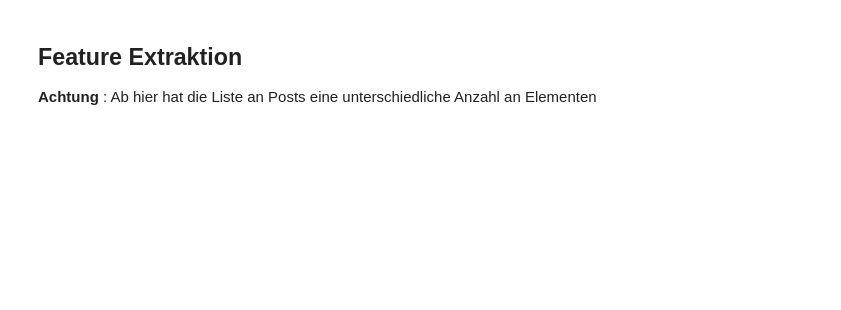
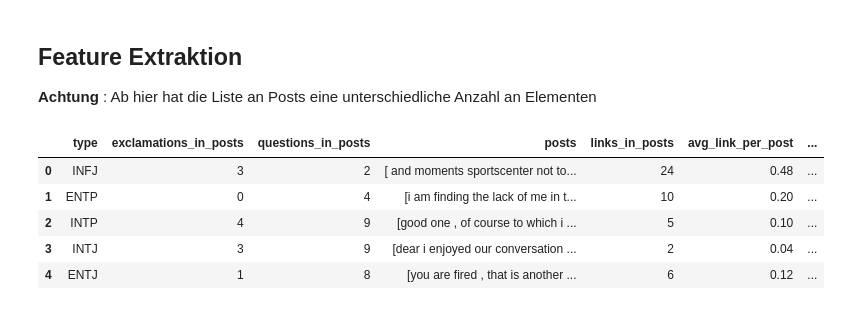
Before and after one commit to Pfanfel/mbti_dataset_fh, a Jupyter notebook: MBTI_auswertung.ipynb, the cells around one changed output. Cells and saved outputs as stored; diff of their text form; code cells hidden in the pictures; blank space fills up the shorter version.

```diff
--- a/MBTI_auswertung.ipynb
+++ b/MBTI_auswertung.ipynb
@@ -335,12 +403,19 @@ df.head(5)
 **Achtung** : Ab hier hat die Liste an Posts eine unterschiedliche Anzahl an Elementen
 # %%
 #Neuen Dataframe erstellen, mit dem Weitergearbeitet werden kann
-selected_columns = df[['type','posts_processed_dequote_split_lowercase_linksRemoved_expandedContractions_punctuationRemoved_multipleLettersSquashed_removedNumbers_removedMbtiStrings_removedSpaces_removedEmptyPosts','links_in_posts','avg_link_per_post']]
+selected_columns = df[['type','exclamations_in_posts','questions_in_posts', 'posts_processed_dequote_split_lowercase_linksRemoved_expandedContractions_punctuationRemoved_multipleLettersSquashed_removedNumbers_removedMbtiStrings_removedSpaces_removedEmptyPosts','links_in_posts','avg_link_per_post']]
 df_processed = selected_columns.copy()
 #Umbenennen
 df_processed = df_processed.rename(columns={'posts_processed_dequote_split_lowercase_linksRemoved_expandedContractions_punctuationRemoved_multipleLettersSquashed_removedNumbers_removedMbtiStrings_removedSpaces_removedEmptyPosts': 'posts'})
 df_processed['post_amount'] = df_processed['posts'].apply(lambda posts : len(posts))
 df_processed.head()
+# %% [output]
+|  | type | exclamations_in_posts | questions_in_posts | posts | links_in_posts | avg_link_per_post | ... |
+| 0 | INFJ | 3 | 2 | [ and moments sportscenter not to... | 24 | 0.48 | ... |
+| 1 | ENTP | 0 | 4 | [i am finding the lack of me in t... | 10 | 0.20 | ... |
+| 2 | INTP | 4 | 9 | [good one , of course to which i ... | 5 | 0.10 | ... |
+| 3 | INTJ | 3 | 9 | [dear i enjoyed our conversation ... | 2 | 0.04 | ... |
+| 4 | ENTJ | 1 | 8 | [you are fired , that is another ... | 6 | 0.12 | ... |
 # %%
 #Wörter per Post
 
```
Also changed, not shown: parts of 20 cells of this notebook, 1 other file.
